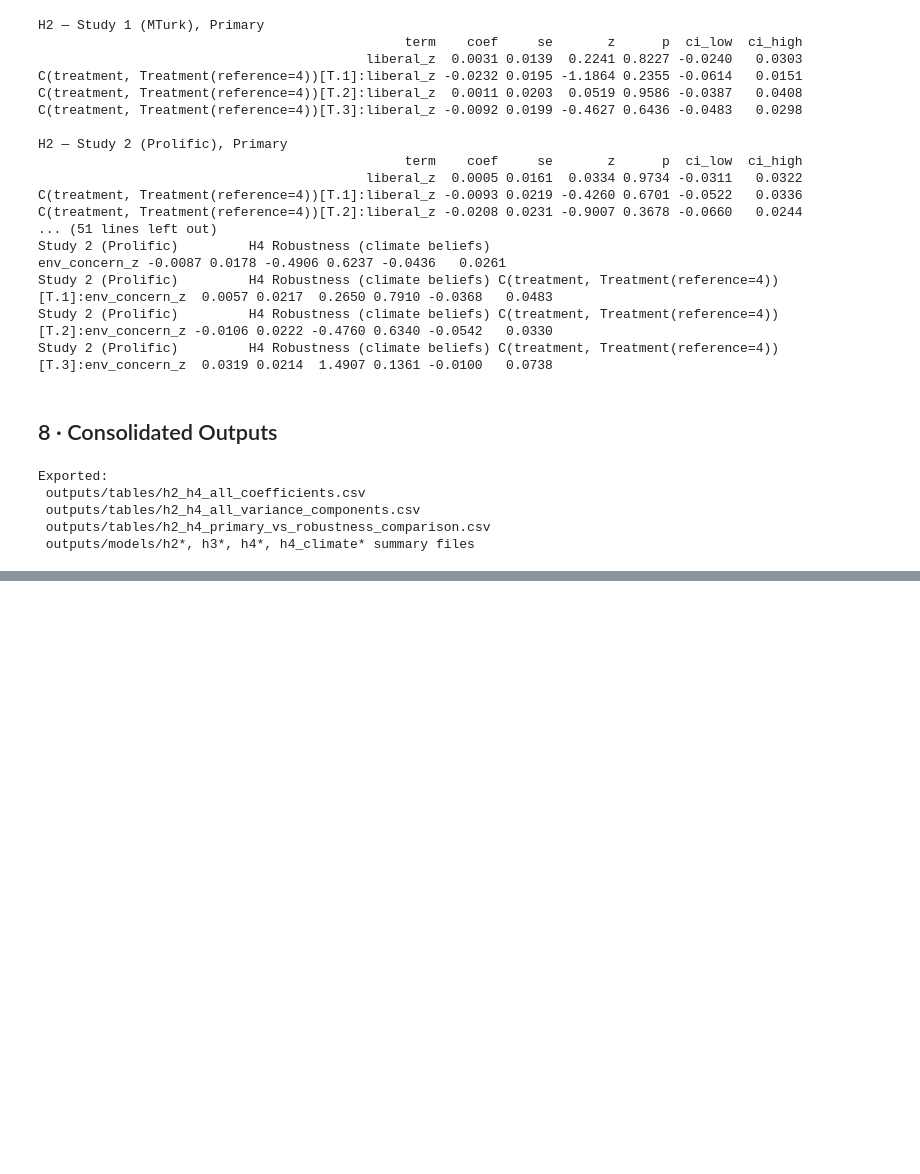
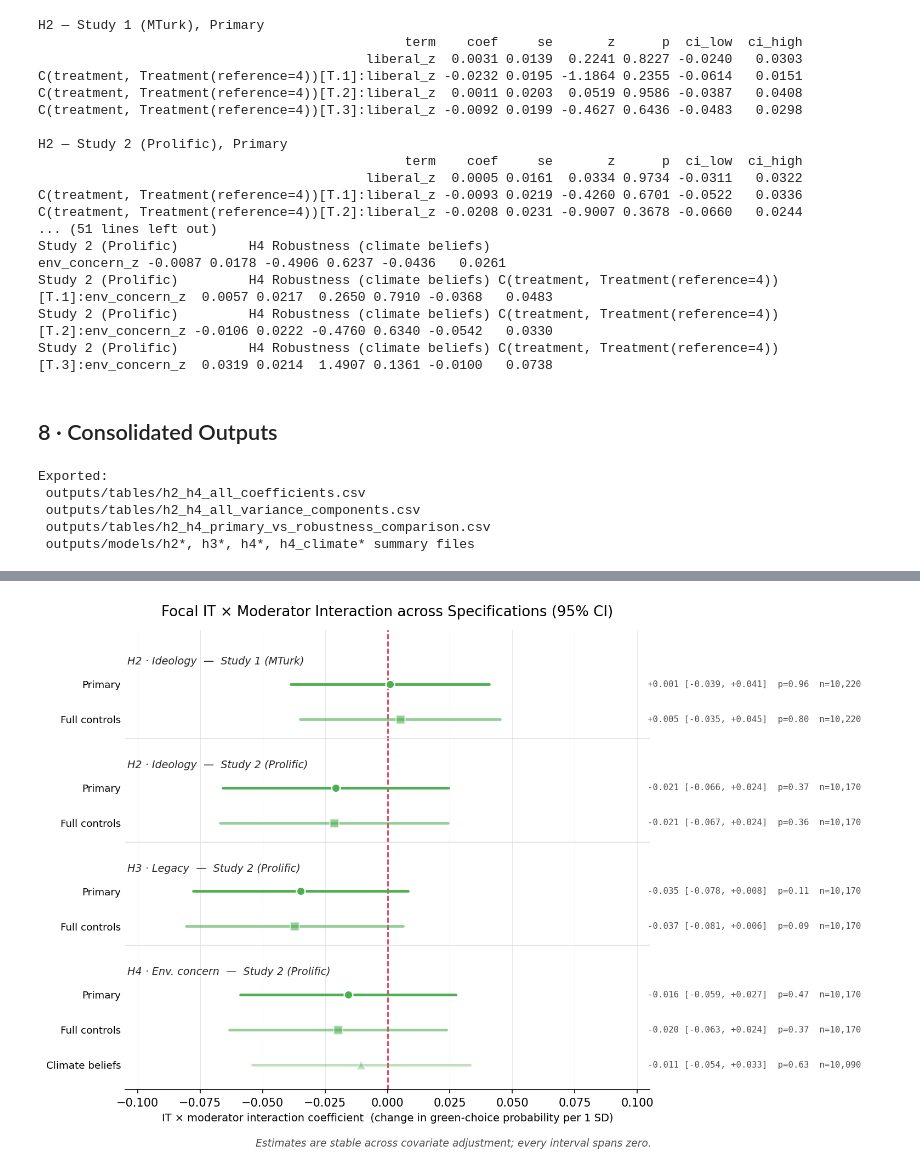
Before and after one commit to EllyShoon/Dissertation_Notebooks, a Jupyter notebook: notebooks/04_h2_h4_moderation.ipynb, the cells around one changed output, grey strips where cells are left out. Drawn from its saved outputs; the diff is of its cells as text; code cells hidden in the pictures; blank space fills up the shorter version.

```diff
--- a/notebooks/04_h2_h4_moderation.ipynb
+++ b/notebooks/04_h2_h4_moderation.ipynb
@@ -474,0 +597,73 @@ Exported:
+# %%
+# Cell 11: Figure — focal IT × moderator interaction across specifications
+SPEC_ROWS = [
+    ('H2 \u00b7 Ideology',     'Study 1 (MTurk)',    'Primary',         res_h2_mt,         'liberal_z'),
+    ('H2 \u00b7 Ideology',     'Study 1 (MTurk)',    'Full controls',   res_h2_mt_robust,  'liberal_z'),
+    ('H2 \u00b7 Ideology',     'Study 2 (Prolific)', 'Primary',         res_h2_pr,         'liberal_z'),
+    ('H2 \u00b7 Ideology',     'Study 2 (Prolific)', 'Full controls',   res_h2_pr_robust,  'liberal_z'),
+    ('H3 \u00b7 Legacy',       'Study 2 (Prolific)', 'Primary',         res_h3_pr,         'legacy_z'),
+    ('H3 \u00b7 Legacy',       'Study 2 (Prolific)', 'Full controls',   res_h3_pr_robust,  'legacy_z'),
+    ('H4 \u00b7 Env. concern', 'Study 2 (Prolific)', 'Primary',         res_h4_pr,         'env_concern_z'),
+    ('H4 \u00b7 Env. concern', 'Study 2 (Prolific)', 'Full controls',   res_h4_pr_robust,  'env_concern_z'),
+    ('H4 \u00b7 Env. concern', 'Study 2 (Prolific)', 'Climate beliefs', res_h4_pr_climate, 'env_concern_z'),
+]
+# Marker and opacity distinguish the specifications; the primary model is drawn solid.
+SPEC_STYLE = {'Primary': ('o', 1.0), 'Full controls': ('s', 0.60), 'Climate beliefs': ('^', 0.38)}
+
+# Extract the focal IT-only (T.2) interaction from each fitted specification.
+spec_rows = []
+for hyp, study, spec, result, moderator in SPEC_ROWS:
+    term = f'C(treatment, Treatment(reference=4))[T.2]:{moderator}'
+    ci = result.conf_int()
+    spec_rows.append({
+        'hypothesis': hyp, 'study': study, 'spec': spec, 'moderator': moderator,
+        'coef': result.params[term], 'ci_low': ci.loc[term, 0], 'ci_high': ci.loc[term, 1],
+        'p': result.pvalues[term], 'n_obs': int(result.nobs),
+    })
+spec_df = pd.DataFrame(spec_rows)
+spec_df.round(4).to_csv('outputs/tables/h2_h4_focal_across_specifications.csv', index=False)
+
+groups = list(dict.fromkeys(zip(spec_df['hypothesis'], spec_df['study'])))
+fig, ax = plt.subplots(figsize=(10.2, 6.6))
+y, ypos, ylabels, boundaries = 0.0, [], [], []
+
+for gi, (hyp, study) in enumerate(reversed(groups)):
+    block = spec_df[(spec_df['hypothesis'] == hyp) & (spec_df['study'] == study)]
+    for r in block[::-1].itertuples():
+        marker, alpha = SPEC_STYLE[r.spec]
+        ax.plot([r.ci_low, r.ci_high], [y, y], color=TREAT_COLORS['IT'], lw=2.3,
+                alpha=alpha, solid_capstyle='round', zorder=2)
+        ax.plot(r.coef, y, marker, color=TREAT_COLORS['IT'], ms=7.5, alpha=alpha,
+                mec='white', mew=1.2, zorder=3)
+        ax.text(0.104, y,
+                f'{r.coef:+.3f} [{r.ci_low:+.3f}, {r.ci_high:+.3f}]  p={r.p:.2f}  n={r.n_obs:,}',
+                va='center', fontsize=7.6, family='monospace', color='0.3')
+        ypos.append(y); ylabels.append(r.spec); y += 1
+    ax.text(-0.104, y - 0.35, f'{hyp}  \u2014  {study}', fontsize=9.2, style='italic',
+            color='0.15', va='center', ha='left')
+    y += 0.95
+    if gi < len(groups) - 1:
+        boundaries.append(y - 0.55)
+
+ax.axvline(0, color='crimson', ls='--', lw=1.2, zorder=1)
+for b in boundaries:
+    ax.axhline(b, color='0.88', lw=0.8)
+ax.set_yticks(ypos); ax.set_yticklabels(ylabels, fontsize=8.8)
+ax.set_xlim(-0.105, 0.105); ax.set_ylim(-0.7, y - 0.4)
+ax.set_xlabel('IT \u00d7 moderator interaction coefficient  '
+              '(change in green-choice probability per 1 SD)', fontsize=9.3)
+ax.spines[['top', 'right', 'left']].set_visible(False)
+ax.tick_params(axis='y', length=0)
+ax.grid(axis='x', lw=0.4, alpha=0.35)
+ax.set_title('Focal IT \u00d7 Moderator Interaction across Specifications (95% CI)',
+             fontsize=12.5, pad=12)
+fig.text(0.5, -0.02,
+         'Estimates are stable across covariate adjustment; every interval spans zero.',
+         ha='center', fontsize=9, style='italic', color='0.3')
+plt.tight_layout()
+plt.savefig('outputs/figures/fig_focal_across_specifications.png', dpi=200, bbox_inches='tight')
+plt.show()
+
+print(spec_df.round(4).to_string(index=False))
+# %% [output]
+[figure, added]
```
Also changed, not shown: parts of 6 cells of this notebook, 3 other files.
